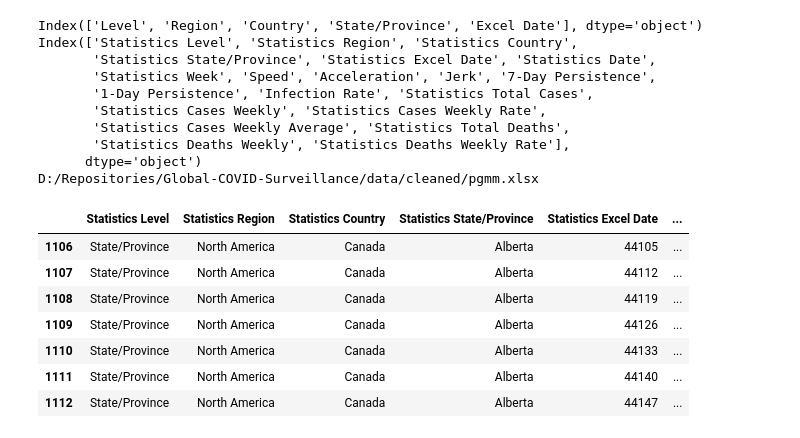
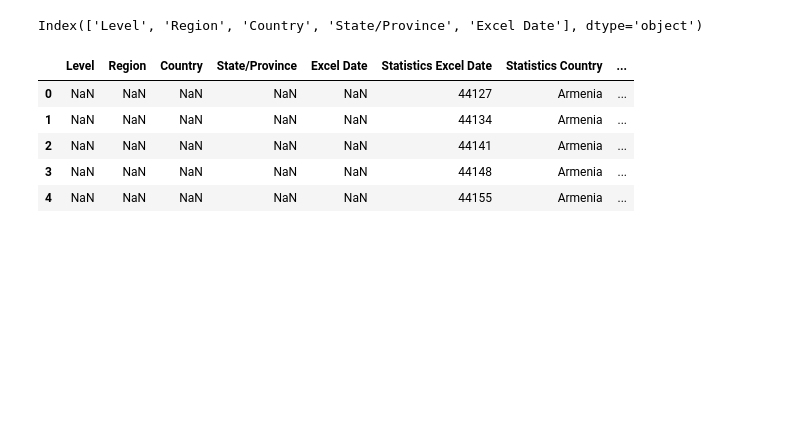
Before and after one commit to janinewhite/Global-COVID-Surveillance, a Jupyter notebook: Cleaned PGMM.ipynb, the cells around one changed output. Drawn from its saved outputs; the diff is of its cells as text; code cells hidden in the pictures; blank space fills up the shorter version.

```diff
--- a/Cleaned PGMM.ipynb
+++ b/Cleaned PGMM.ipynb
@@ -233,7 +236,8 @@ pgmm_files = [
 ]
 
 for r in pgmm_files:
-    df = pd.read_csv(rFolder + r + " -Results .csv")
+    pgmm_read_file = rFolder + r + file_end
+    df = pd.read_csv(pgmm_read_file)
     df = df.drop(["Unnamed: 0"], axis=1)
     if ((r == "Canada") or (r == "United States")):
         df["Region"] = "North America"
@@ -246,66 +250,39 @@ for r in pgmm_files:
         df.rename(columns = {"V2": "Country"}, inplace=True)
         df["Level"] = df["Country"].apply(lambda x: "Region" if (x == "Region") else "Country")
         df["Country"] = df["Country"].apply(lambda x: "" if (x == "Region") else x)
         df["State/Province"] = ""
     df.rename(columns = {
         "V1": "Statistics Excel Date",
         "V3": 'Statistics Cases Weekly',
         "V4": 'Statistics Total Cases',
         "V5": 'Statistics Cases Weekly Average',
         "V6": 'Infection Rate',
         "V7": 'Statistics Deaths Weekly',
         "V8": 'Statistics Total Deaths',
         "V9": 'Statistics Cases Weekly Rate',
         "V10": 'Statistics Deaths Weekly Rate',
         "V11": 'Speed',
         "V12": 'Acceleration',
         "V13": 'Jerk',
         "V14": '1-Day Persistence',
         "V15": '7-Day Persistence',
         "Level": "Statistics Level",
         "Region": "Statistics Region",
         "Country": "Statistics Country",
         "State/Province": "Statistics State/Province"
     }, inplace=True)
     pgmm = pd.concat([pgmm, df], ignore_index=True, sort=False)
 
 # Create Time Variables
 pgmm["Statistics Excel Date"] = pgmm["Statistics Excel Date"].astype(int)
 pgmm["Statistics Date"] = pgmm["Statistics Excel Date"].apply(lambda x: datetime.fromordinal(datetime(1900, 1, 1).toordinal() + x - 2))
 pgmm["Statistics Week"] = pgmm["Statistics Date"].apply(lambda x: x.strftime('%Y%V'))
+pgmm.head()
+# %% [output]
+Index(['Level', 'Region', 'Country', 'State/Province', 'Excel Date'], dtype='object')
+|  | Level | Region | Country | State/Province | Excel Date | Statistics Excel Date | Statistics Country | ... |
+| 0 | NaN | NaN | NaN | NaN | NaN | 44127 | Armenia | ... |
+| 1 | NaN | NaN | NaN | NaN | NaN | 44134 | Armenia | ... |
+| 2 | NaN | NaN | NaN | NaN | NaN | 44141 | Armenia | ... |
+| 3 | NaN | NaN | NaN | NaN | NaN | 44148 | Armenia | ... |
+| 4 | NaN | NaN | NaN | NaN | NaN | 44155 | Armenia | ... |
-# %%
-# Output cleaned dataset
-pgmm_order = [
-    'Statistics Level', 'Statistics Region', 'Statistics Country', 'Statistics State/Province', 'Statistics Excel Date', 'Statistics Date', 'Statistics Week',
-    'Speed', 'Acceleration', 'Jerk', '7-Day Persistence',
-    '1-Day Persistence', 'Infection Rate',
-    'Statistics Total Cases', 'Statistics Cases Weekly', 'Statistics Cases Weekly Rate',
-    'Statistics Cases Weekly Average',
-    'Statistics Total Deaths', 'Statistics Deaths Weekly', 'Statistics Deaths Weekly Rate',
-]
-pgmm = pgmm[pgmm_order]
-print(pgmm.columns)
-pgmm_file = cleanedFolder + "pgmm.xlsx"
-print(pgmm_file)
-pgmm.to_excel(pgmm_file, index=False)
-
-pgmm.loc[pgmm["Statistics State/Province"]=="Alberta"].head(100)
-# %% [output]
-Index(['Level', 'Region', 'Country', 'State/Province', 'Excel Date'], dtype='object')
-Index(['Statistics Level', 'Statistics Region', 'Statistics Country',
-       'Statistics State/Province', 'Statistics Excel Date', 'Statistics Date',
-       'Statistics Week', 'Speed', 'Acceleration', 'Jerk', '7-Day Persistence',
-       '1-Day Persistence', 'Infection Rate', 'Statistics Total Cases',
-       'Statistics Cases Weekly', 'Statistics Cases Weekly Rate',
-       'Statistics Cases Weekly Average', 'Statistics Total Deaths',
-       'Statistics Deaths Weekly', 'Statistics Deaths Weekly Rate'],
-      dtype='object')
-D:/Repositories/Global-COVID-Surveillance/data/cleaned/pgmm.xlsx
-|  | Statistics Level | Statistics Region | Statistics Country | Statistics State/Province | Statistics Excel Date | ... |
-| 1106 | State/Province | North America | Canada | Alberta | 44105 | ... |
-| 1107 | State/Province | North America | Canada | Alberta | 44112 | ... |
-| 1108 | State/Province | North America | Canada | Alberta | 44119 | ... |
-| 1109 | State/Province | North America | Canada | Alberta | 44126 | ... |
-| 1110 | State/Province | North America | Canada | Alberta | 44133 | ... |
-| 1111 | State/Province | North America | Canada | Alberta | 44140 | ... |
-| 1112 | State/Province | North America | Canada | Alberta | 44147 | ... |
```
Also changed, not shown: parts of 5 cells of this notebook, 4 other files.
